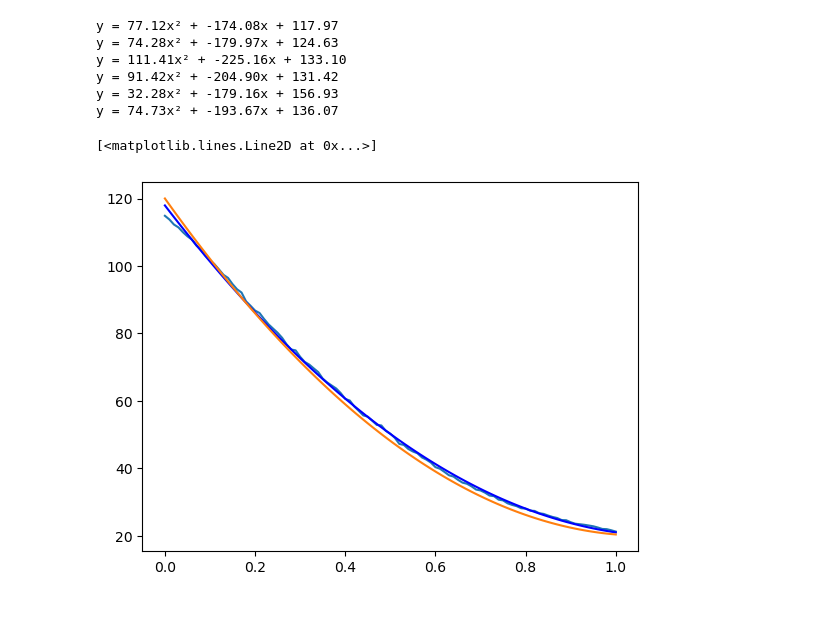
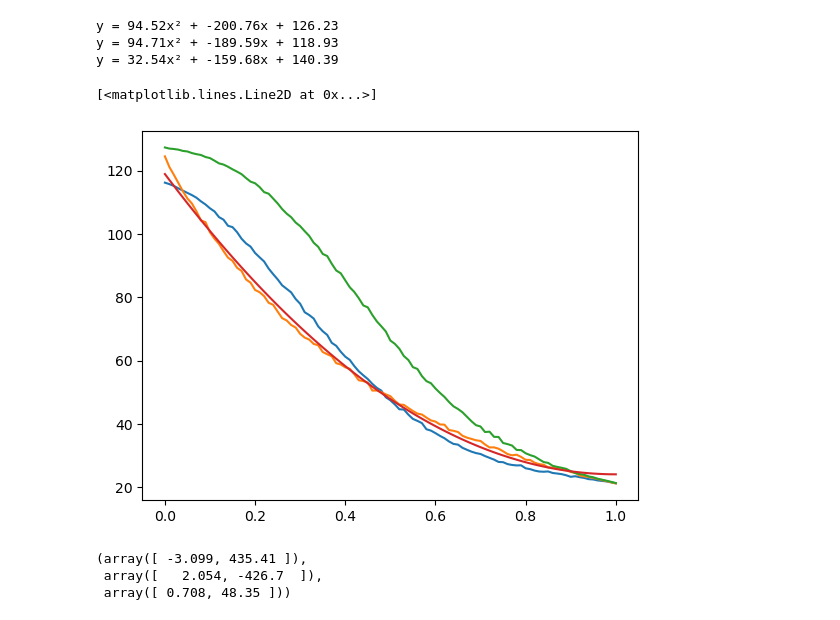
Before and after one commit to mvdbremt/Performance-Specific-Reinforcement-learning, a Jupyter notebook: MultiTraining.ipynb, the cells around one changed output. Cells and saved outputs as stored; diff of their text form; code cells hidden in the pictures.

```diff
--- a/MultiTraining.ipynb
+++ b/MultiTraining.ipynb
@@ -433,7 +433,7 @@ def failSafeTrain(qagent,goal):
             currentAgent=copy.deepcopy(qagent)
     qagent=currentAgent
     goal=savedgoal
-    return qagent
+    return qagent,currentmin
 # %%
 distancetomeanAll=[]
 for goal in range(60,170,10):
@@ -510,10 +537,17 @@ plt.savefig("SVG/MultiGoalIncreasedmean.svg")
 # %%
 distancetomeanAll3=[]
 distancetoSTDAll3=[]
-for goal in range(90,150,10):
+for goal in range(110,140,10):
     distancetomean=[]
     distancetostd=[]
-    _,_,_,agent=uniTraining(goal,episodeNumber=30000,type="inc",p=3.5)
+    good=False
+    while not good:
+        _,_,_,agent=uniTraining(goal,episodeNumber=30000,type="inc",p=3.5)
+        agent,testmean=failSafeTrain(agent,goal)
+        if testmean  < 0.1 * goal:
+            good=True
+        else:
+            print("repeat",testmean)
     for type in range(0,101):
         mean=[]
         std=[]
@@ -568,37 +605,56 @@ plt.savefig("SVG/MultiGoalIncreasedRan2.svg")
 # %%
 x_points = np.linspace(0,1,101)
 coeffsall=[]
 polyall=[]
 for i in range(len(distancetomeanAll3)):
     coeffsall.append(np.polyfit(x_points, distancetomeanAll3[i], deg=2))
     polyall.append(np.poly1d(coeffsall[i]))
 
 
 x_fit = np.linspace(min(x_points), max(x_points), 100)
 y_fitall=[]
 for i in polyall:
     y_fitall.append(i(x_fit))
 
 equationall=[]
 for i in coeffsall:
     equationall.append(f"y = {i[0]:.2f}x² + {i[1]:.2f}x + {i[2]:.2f}")
     print(f"y = {i[0]:.2f}x² + {i[1]:.2f}x + {i[2]:.2f}")
 
 
 
-for i in distancetomeanAll3[0:1]:
+for i in distancetomeanAll3:
     plt.plot([x/100 for x in range(0,101)],i)
-plt.plot(x_fit, y_fitall[0], color='blue')
-coefftest=[-0.45*90+128.77,-0.22*90-168.10, 0.53*90+72.33]
+#plt.plot(x_fit, y_fitall[2], color='blue')
+n=120
+coefftest=[-0.3118 * n**2 + 71.733 * n - 4023.33,0.0937 * n**2 - 20.434 * n + 913.21, 0.1438 * n**2 - 33.804 * n + 2104.69]
+#coefftest=[-3.099 * n -  435.41,2.054 * n + -426.7,  0.708 * n + 48.35]
 polytest = np.poly1d(coefftest)
 y_fittest = polytest(x_fit)
 plt.plot(x_fit,y_fittest)
 # %% [output]
-y = 77.12x² + -174.08x + 117.97
-y = 74.28x² + -179.97x + 124.63
-y = 111.41x² + -225.16x + 133.10
-y = 91.42x² + -204.90x + 131.42
-y = 32.28x² + -179.16x + 156.93
-y = 74.73x² + -193.67x + 136.07
+y = 94.52x² + -200.76x + 126.23
+y = 94.71x² + -189.59x + 118.93
+y = 32.54x² + -159.68x + 140.39
 [<matplotlib.lines.Line2D at 0x...>]
-[figure, old version]
+[figure, new version]
+# %%
+# Use only n = 110 and n = 130
+n_values_2 = np.array([110, 130])
+
+# Corresponding coefficients for these n values
+a_vals_2 = np.array([94.52, 32.54])
+b_vals_2 = np.array([-200.76, -159.68])
+c_vals_2 = np.array([126.23, 140.39])
+
+# Fit a linear function for scalability (since we have only two points)
+A_fit_2 = np.polyfit(n_values_2, a_vals_2, 1)
+B_fit_2 = np.polyfit(n_values_2, b_vals_2, 1)
+C_fit_2 = np.polyfit(n_values_2, c_vals_2, 1)
+
+# Display the new equations for A(n), B(n), and C(n)
+A_fit_2, B_fit_2, C_fit_2
+# %% [output]
+(array([ -3.099, 435.41 ]),
+ array([   2.054, -426.7  ]),
+ array([ 0.708, 48.35 ]))
```
Also changed, not shown: parts of 10 cells of this notebook, 3 other files.
